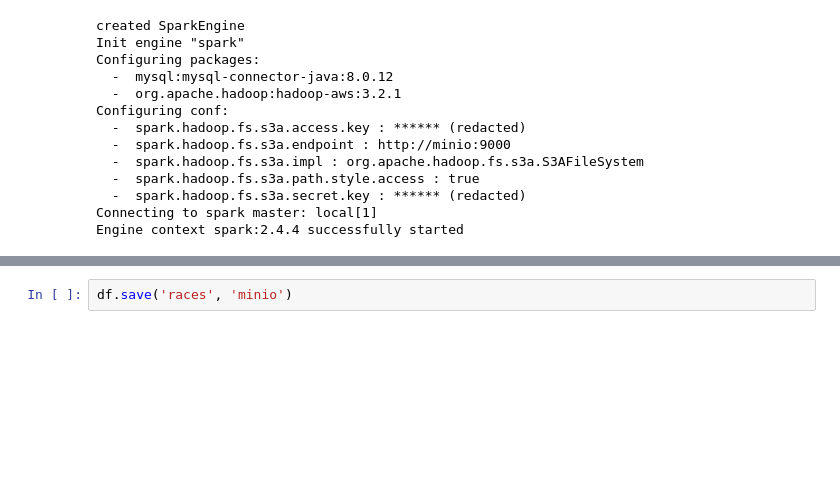
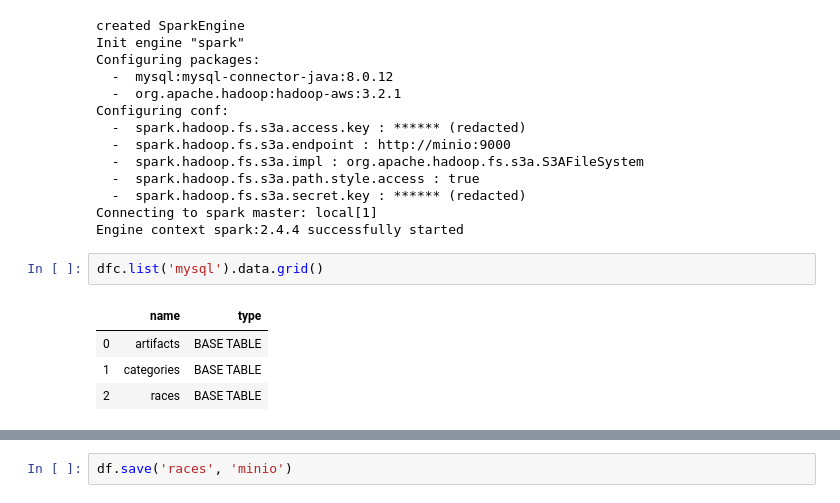
Before and after one commit to natbusa/databox, a Jupyter notebook: demos/oasis/demo/pipeline/ingest/src/full_scan.ipynb, the cells around one changed output, grey strips where cells are left out. Cells and saved outputs as stored; diff of their text form; blank space fills up the shorter version.

```diff
--- a/demos/oasis/demo/pipeline/ingest/src/full_scan.ipynb
+++ b/demos/oasis/demo/pipeline/ingest/src/full_scan.ipynb
@@ -17,5 +17,12 @@ Configuring conf:
   -  spark.hadoop.fs.s3a.secret.key : ****** (redacted)
 Connecting to spark master: local[1]
 Engine context spark:2.4.4 successfully started
+# %%
+dfc.list('mysql').data.grid()
+# %% [output]
+|  | name | type |
+| 0 | artifacts | BASE TABLE |
+| 1 | categories | BASE TABLE |
+| 2 | races | BASE TABLE |
 # %%
 df = dfc.load('races', 'mysql')
```
Also changed, not shown: parts of 7 cells of this notebook, 2 other files.
